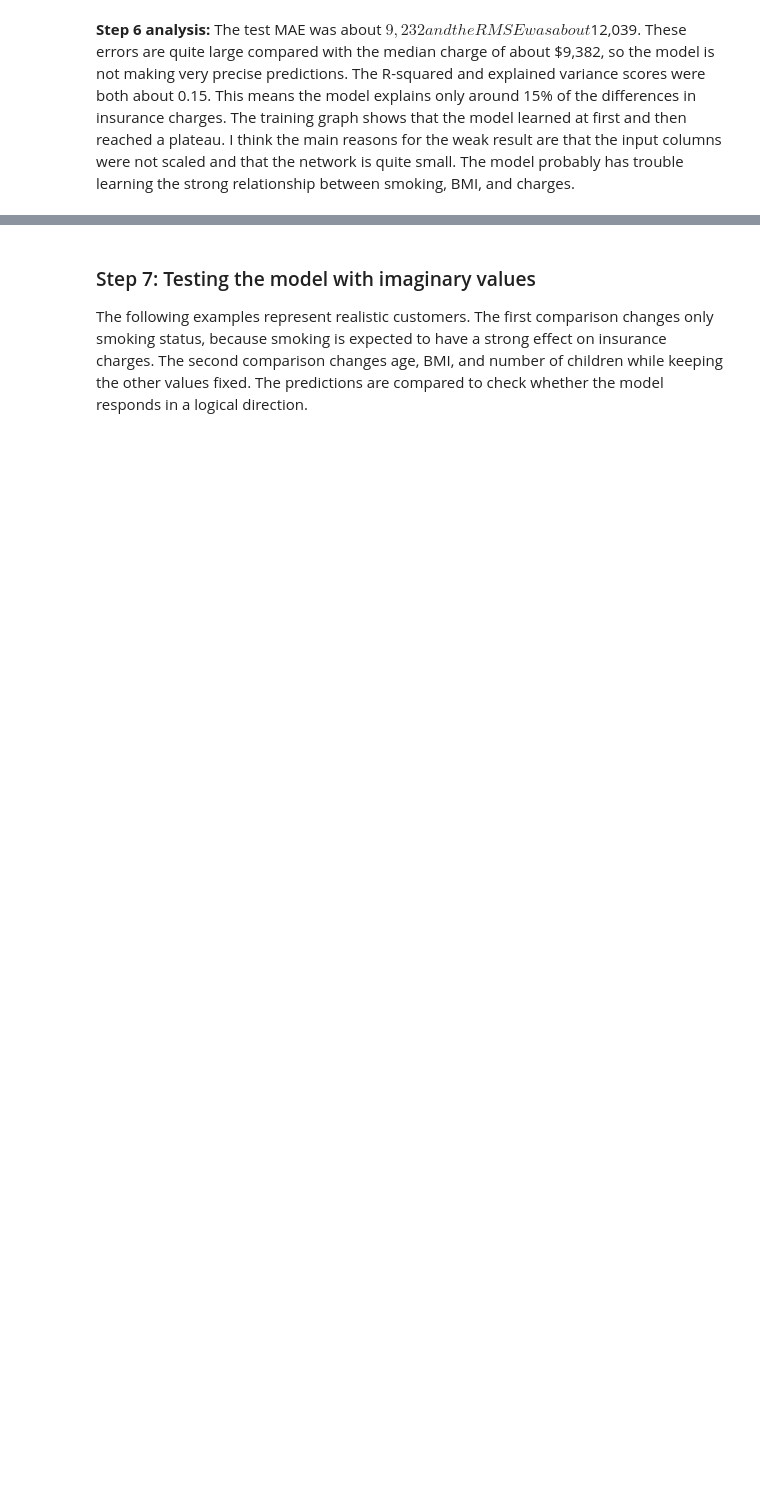
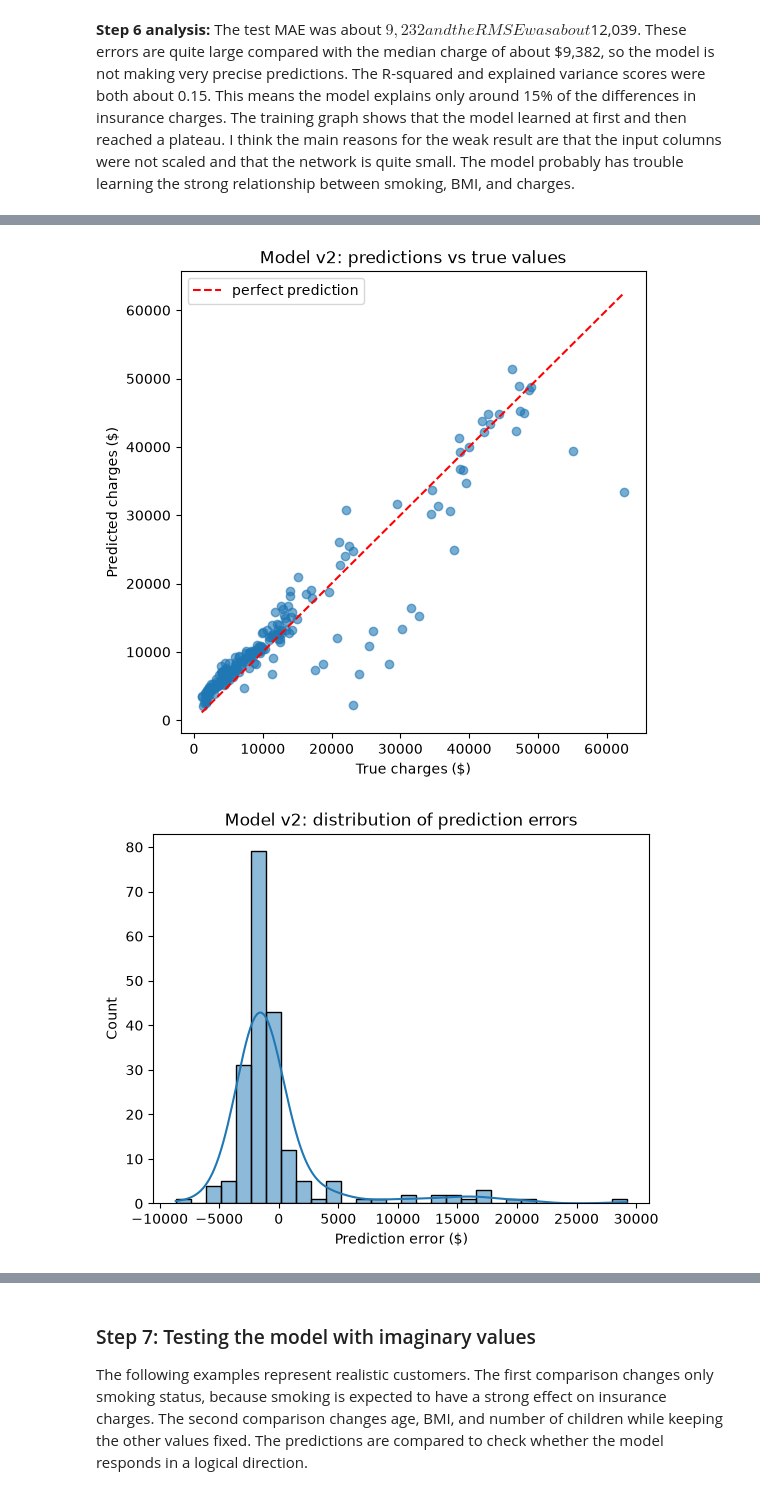
Before and after one commit to VexWingDev/DeepLearning_Regressions_UAS, a Jupyter notebook: insurance_ann_regression.ipynb, the cells around one changed output, grey strips where cells are left out. Saved outputs shown, nothing was run; the diff lists cells and outputs as text; code cells hidden in the pictures; blank space fills up the shorter version.

```diff
--- a/insurance_ann_regression.ipynb
+++ b/insurance_ann_regression.ipynb
@@ -428,0 +630,26 @@ plt.close()
+# %%
+def predict_dollars(model, features_scaled):
+    """Predict with a network trained on the scaled target and convert the result back to dollars."""
+    scaled_prediction = model.predict(features_scaled, verbose=0)
+    return target_scaler.inverse_transform(scaled_prediction).ravel()
+
+test_predictions_v2 = predict_dollars(best_model, X_test_scaled)
+
+# Predicted vs true values: points close to the red diagonal are good predictions
+plt.figure(figsize=(6, 6))
+plt.scatter(y_test, test_predictions_v2, alpha=0.6)
+limits = [y_test.min(), y_test.max()]
+plt.plot(limits, limits, "r--", label="perfect prediction")
+plt.xlabel("True charges ($)")
+plt.ylabel("Predicted charges ($)")
+plt.title("Model v2: predictions vs true values")
+plt.legend()
+plt.show()
+
+# Distribution of the errors: should look like a bell curve centred on 0
+residuals_v2 = y_test.to_numpy() - test_predictions_v2
+sns.histplot(x=residuals_v2, bins=30, kde=True)
+plt.xlabel("Prediction error ($)")
+plt.title("Model v2: distribution of prediction errors")
+plt.show()
+# %% [output]
@@ -428,0 +657,2 @@ plt.close()
+[figure, added]
+[figure, added]
```
Also changed, not shown: parts of 26 cells of this notebook, 1 other file.
